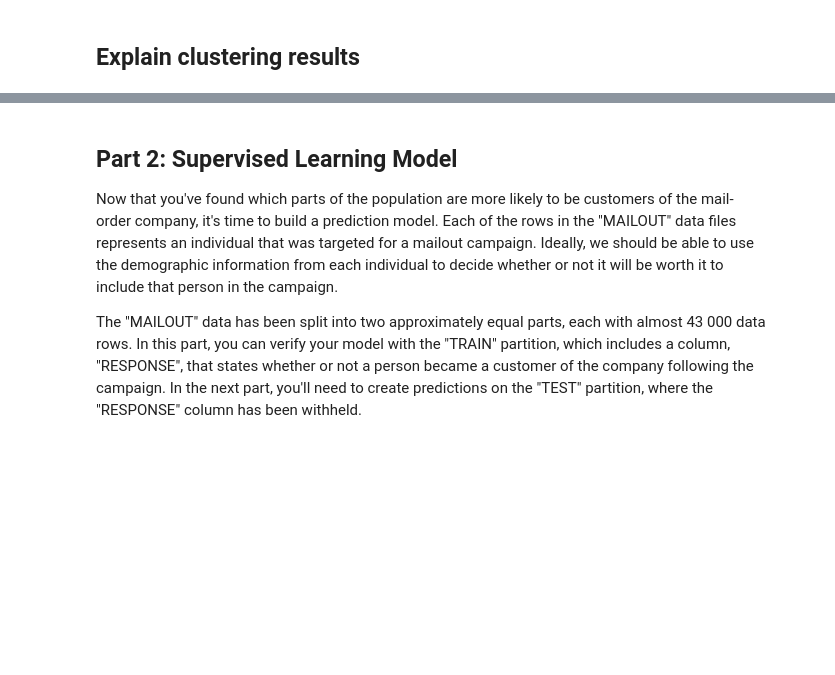
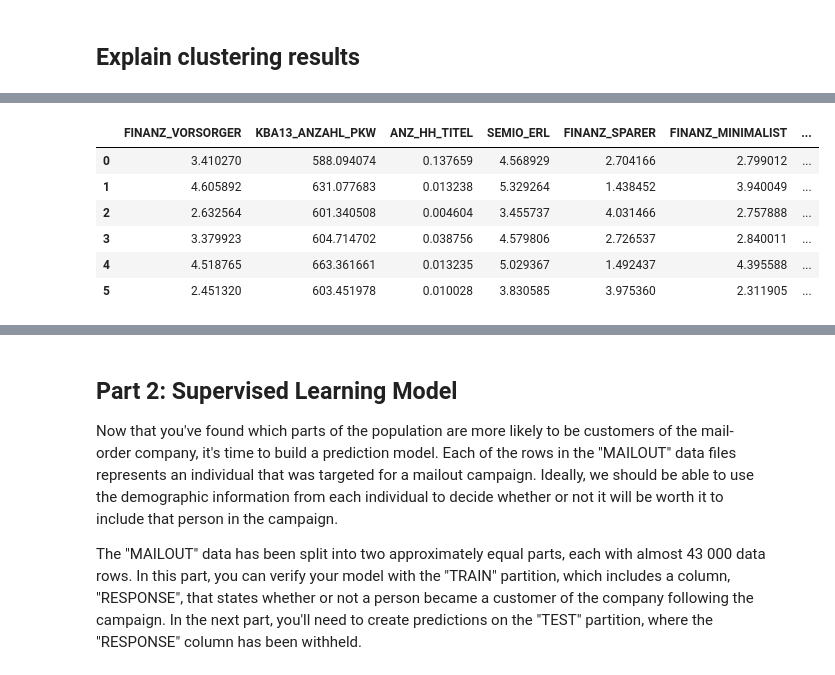
Before and after one commit to korntewin/capstone-arvato-customer-segmentation, a Jupyter notebook: Arvato Project Workbook.ipynb, the cells around one changed output, grey strips where cells are left out. Drawn from its saved outputs; the diff is of its cells as text; code cells hidden in the pictures; blank space fills up the shorter version.

```diff
--- a/Arvato Project Workbook.ipynb
+++ b/Arvato Project Workbook.ipynb
@@ -682,0 +670,11 @@ cluster_centers_df
+# %%
+# inverse transform from cleaning pipeline
+pipe['scaler'].inverse_transform(cluster_centers_df).iloc[:, :13]
+# %% [output]
+|  | FINANZ_VORSORGER | KBA13_ANZAHL_PKW | ANZ_HH_TITEL | SEMIO_ERL | FINANZ_SPARER | FINANZ_MINIMALIST | ... |
+| 0 | 3.410270 | 588.094074 | 0.137659 | 4.568929 | 2.704166 | 2.799012 | ... |
+| 1 | 4.605892 | 631.077683 | 0.013238 | 5.329264 | 1.438452 | 3.940049 | ... |
+| 2 | 2.632564 | 601.340508 | 0.004604 | 3.455737 | 4.031466 | 2.757888 | ... |
+| 3 | 3.379923 | 604.714702 | 0.038756 | 4.579806 | 2.726537 | 2.840011 | ... |
+| 4 | 4.518765 | 663.361661 | 0.013235 | 5.029367 | 1.492437 | 4.395588 | ... |
+| 5 | 2.451320 | 603.451978 | 0.010028 | 3.830585 | 3.975360 | 2.311905 | ... |
```
Also changed, not shown: parts of 6 cells of this notebook.
